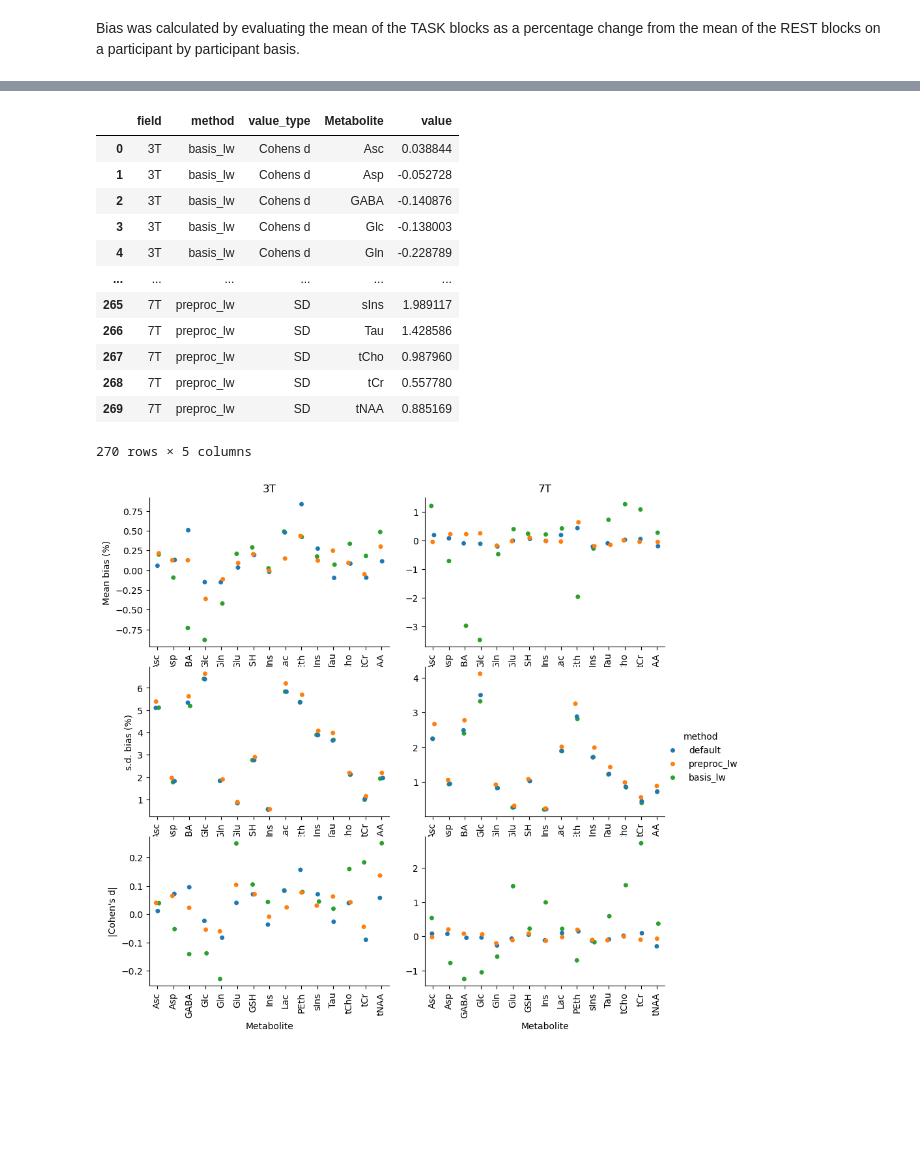
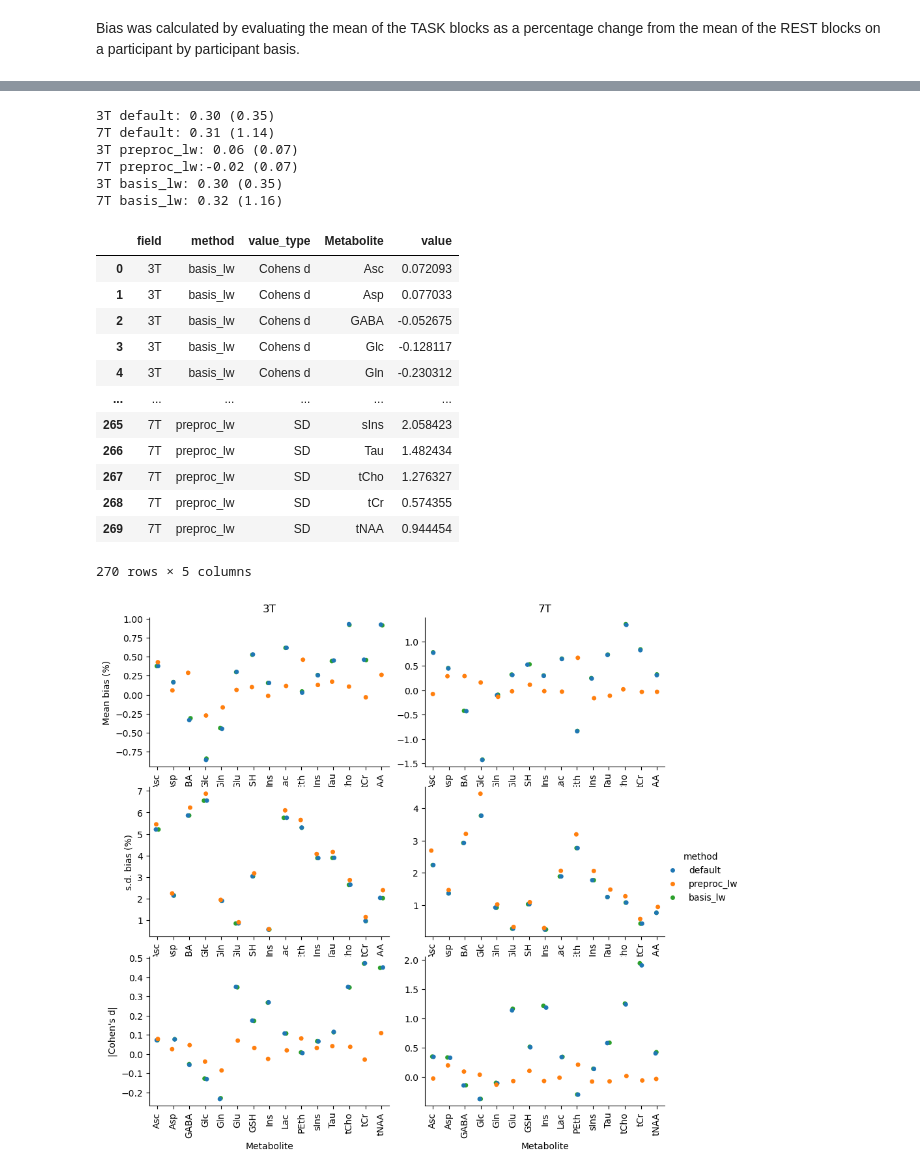
Before and after one commit to wtclarke/fmrs_bold_dynamic_fitting, a Jupyter notebook: results_analysis_static.ipynb, the cells around one changed output, grey strips where cells are left out. Drawn from its saved outputs; the diff is of its cells as text; code cells hidden in the pictures; blank space fills up the shorter version.

Commit message:
Final results from the static fitting using FSL

```diff
--- a/results_analysis_static.ipynb
+++ b/results_analysis_static.ipynb
@@ -65,3 +67,19 @@ df
+# %%
+task_blocks = ["1_TASK", "3_TASK"]
+
+src = df.loc[(slice(None), "default", task_blocks, slice(None)), :].copy()
+
+src.index = pd.MultiIndex.from_arrays(
+    [
+        src.index.get_level_values("field"),
+        ["basis_lw"] * len(src),
+        src.index.get_level_values("block"),
+        src.index.get_level_values("subject"),
+    ],
+    names=df.index.names,
+)
+
+df.loc[src.index] = src
 # %% [markdown]
 Bias was calculated by evaluating the mean of the TASK blocks as a percentage change from the mean of the REST blocks on a participant by participant basis.
 # %%
@@ -125,7 +143,7 @@ rel_change
 # %%
 keep = [
     "Asc", "Asp", "GABA", "Glc", "Gln", "Glu", "GSH", "Ins",
-    "Lac", "PEth", "sIns", "Tau", "tCho", "tCr", "tNAA",
+    "Lac", "PEth", "sIns", "Tau", "tCho", "tCr", "tNAA"
 ]
 
 rel_change_sub = rel_change.copy()
@@ -178,3 +196,14 @@ summary
+# %%
+for method in ("default", "preproc_lw", "basis_lw"):
+    for field in ("3T", "7T"):
+        print(f'{field} {method}:{summary.loc[(field, method, "Mean"), "Glu"]: 0.02f} ({np.abs(summary.loc[(field, method, "Cohens d"), "Glu"]):0.02f})')
+# %% [output]
+3T default: 0.30 (0.35)
+7T default: 0.31 (1.14)
+3T preproc_lw: 0.06 (0.07)
+7T preproc_lw:-0.02 (0.07)
+3T basis_lw: 0.30 (0.35)
+7T basis_lw: 0.32 (1.16)
 # %%
 long_df = (
     summary
@@ -186,53 +215,59 @@ long_df = long_df.rename(columns={"level_3": "Metabolite"})
 long_df
 # %% [output]
 |  | field | method | value_type | Metabolite | value |
-| 0 | 3T | basis_lw | Cohens d | Asc | 0.038844 |
-| 1 | 3T | basis_lw | Cohens d | Asp | -0.052728 |
-| 2 | 3T | basis_lw | Cohens d | GABA | -0.140876 |
-| 3 | 3T | basis_lw | Cohens d | Glc | -0.138003 |
-| 4 | 3T | basis_lw | Cohens d | Gln | -0.228789 |
+| 0 | 3T | basis_lw | Cohens d | Asc | 0.072093 |
+| 1 | 3T | basis_lw | Cohens d | Asp | 0.077033 |
+| 2 | 3T | basis_lw | Cohens d | GABA | -0.052675 |
+| 3 | 3T | basis_lw | Cohens d | Glc | -0.128117 |
+| 4 | 3T | basis_lw | Cohens d | Gln | -0.230312 |
 | ... | ... | ... | ... | ... | ... |
-| 265 | 7T | preproc_lw | SD | sIns | 1.989117 |
-| 266 | 7T | preproc_lw | SD | Tau | 1.428586 |
-| 267 | 7T | preproc_lw | SD | tCho | 0.987960 |
-| 268 | 7T | preproc_lw | SD | tCr | 0.557780 |
-| 269 | 7T | preproc_lw | SD | tNAA | 0.885169 |
+| 265 | 7T | preproc_lw | SD | sIns | 2.058423 |
+| 266 | 7T | preproc_lw | SD | Tau | 1.482434 |
+| 267 | 7T | preproc_lw | SD | tCho | 1.276327 |
+| 268 | 7T | preproc_lw | SD | tCr | 0.574355 |
+| 269 | 7T | preproc_lw | SD | tNAA | 0.944454 |
 270 rows × 5 columns
 # %%
 import matplotlib.colors  # important: force submodule registration
 import seaborn as sns
+
+colors = {
+    'default': '#F8766D',
+    'preproc_lw': '#00BA39',
+    'basis_lw': '#609CFF'
+}
 
 effect_plot2 = sns.catplot(
     data=long_df,
     kind="strip",
     x="Metabolite",
     hue="method",
     y="value",
     col="field",
     row="value_type",
     col_order=["3T", "7T"],
     row_order=["Mean", "SD", "Cohens d"],
     sharey=False,
     sharex=False,
     hue_order=["default", "preproc_lw", "basis_lw"],
     order=[
         "Asc", "Asp", "GABA", "Glc", "Gln", "Glu", "GSH", "Ins",
-        "Lac", "PEth", "sIns", "Tau", "tCho", "tCr", "tNAA",
+        "Lac", "PEth", "sIns", "Tau", "tCho", "tCr", "tNAA"
     ],
 )
 
 _=effect_plot2.set_xticklabels(rotation=90)
 effect_plot2.figure.set_size_inches(10,8)
 
 _ = effect_plot2.axes.flat[0].set(ylabel="Mean bias (%)")
 _ = effect_plot2.axes.flat[2].set(ylabel="s.d. bias (%)")
 _ = effect_plot2.axes.flat[4].set(ylabel="|Cohen's d|")
 
 for ax in effect_plot2.axes.flat[2:]:
     ax.set(title="")
 _ = effect_plot2.axes.flat[0].set(title="3T")
 _ = effect_plot2.axes.flat[1].set(title="7T")
 
-effect_plot2.savefig("figures/static_effect_size_per_met.png", dpi=600, bbox_inches="tight")
+effect_plot2.savefig("figures/static_effect_size_per_met_baseline_poly.png", dpi=600, bbox_inches="tight")
 # %% [output]
-[figure, old version]
+[figure, new version]
```
Also changed, not shown: parts of 7 cells of this notebook, 8 other files.
